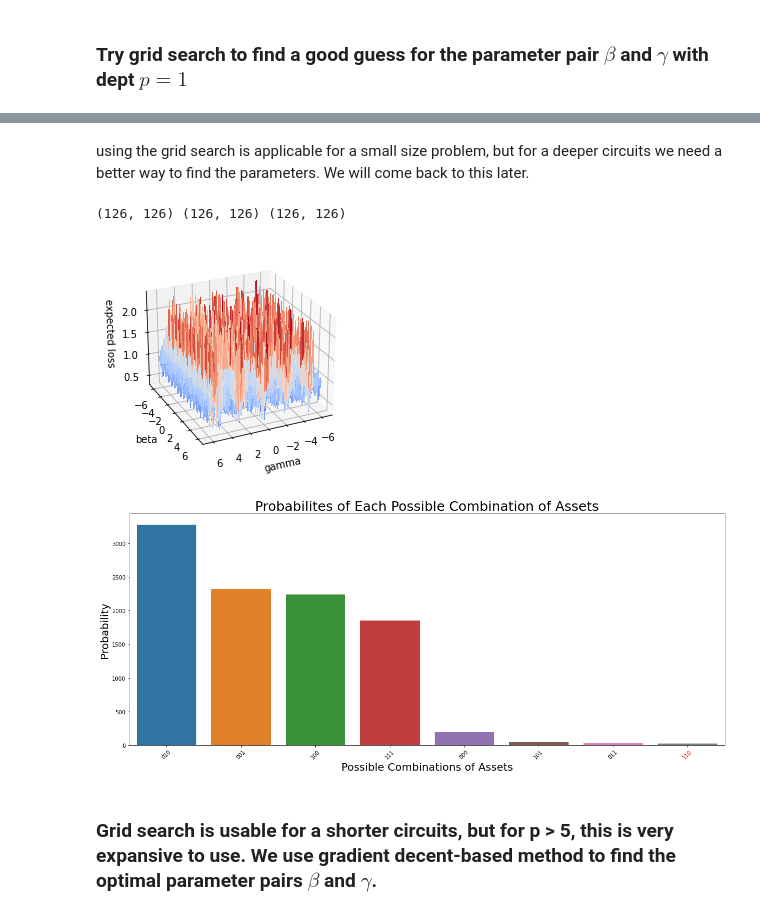
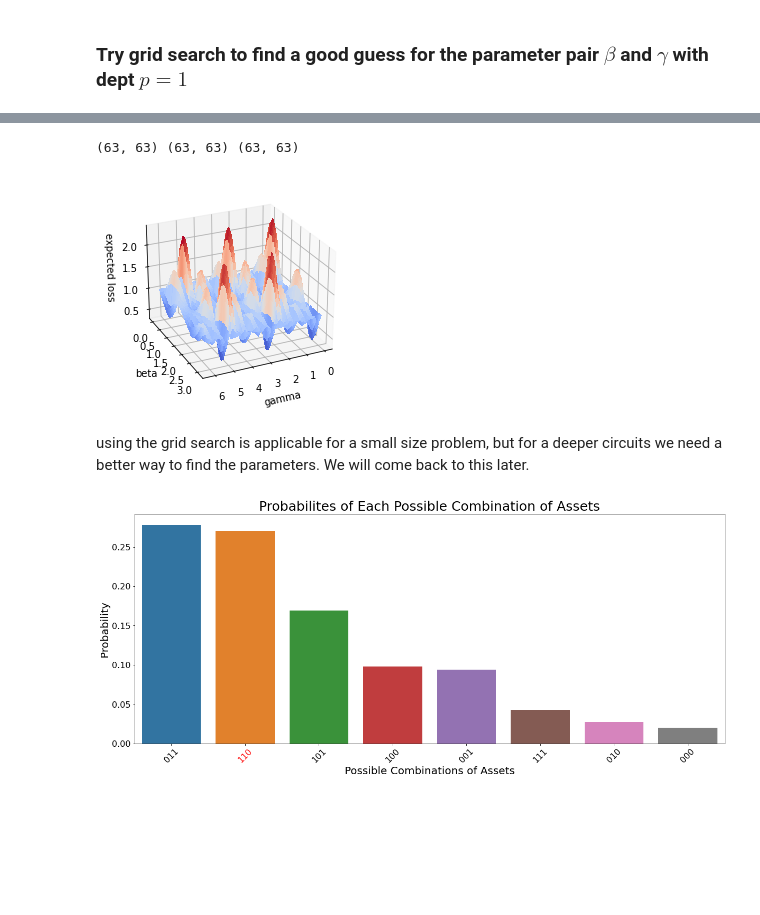
Before and after one commit to jimphon88/quantum-computing, a Jupyter notebook: mean variance optimization qaoa.ipynb, the cells around one changed output, grey strips where cells are left out. Saved outputs shown, nothing was run; the diff lists cells and outputs as text; code cells hidden in the pictures; blank space fills up the shorter version.

```diff
--- a/mean variance optimization qaoa.ipynb
+++ b/mean variance optimization qaoa.ipynb
@@ -341,5 +341,5 @@ scale up so the weights are close to an integer
 # %%
-scalar = 10
+scalar = 5
 J *= scalar
 h *= scalar
 C *= scalar
@@ -405,15 +395,15 @@ def get_expected_obj_val(counts):
 # %% [markdown]
 ### Try grid search to find a good guess for the parameter pair $\beta$ and $\gamma$ with dept $p=1$
 # %%
-iter_list = np.arange(-np.pi, np.pi, 1/20)
+iter_list = np.arange(0, np.pi, 1/20)
 loss_dim = len(iter_list)
-expected_loss = np.zeros((loss_dim,loss_dim))
+expectation = np.zeros((loss_dim,loss_dim))
 depth = 1
-shots = 10000
+shots = 5000
 for _b, beta in enumerate(iter_list):
     for _g, gamma in enumerate(iter_list):
         start = 0
-        beta  *= 2
+        # beta  *= 2
         gamma *= 2
         beta_list = [beta] * depth
         gamma_list = [gamma] * depth
@@ -422,7 +412,7 @@ for _b, beta in enumerate(iter_list):
         job     = execute(qaoa_qc, backend, shots = shots)
         result  = job.result()
         counts  = result.get_counts()
-        expected_loss[_b][_g] = get_expected_obj_val(counts)
+        expectation[_b][_g] = get_expectation(counts)
 # %%
 report = {}
 for count in counts:
@@ -468,24 +471,24 @@ plt.show()
-# %% [markdown]
-using the grid search is applicable for a small size problem, but for a deeper circuits we need a better way to find the parameters. We will come back to this later.
 # %%
 X = 2*iter_list
-Y = 2*iter_list
+Y = iter_list
 X,Y = np.meshgrid(X,Y)
-print(X.shape, Y.shape, expected_loss.shape)
+print(X.shape, Y.shape, expectation.shape)
 # %% [output]
-(126, 126) (126, 126) (126, 126)
+(63, 63) (63, 63) (63, 63)
 # %%
 fit=plt.figure()
 ax =plt.axes(projection='3d')
-ax.plot_surface(X, Y, (expected_loss), rstride=1, cstride=1,
+ax.plot_surface(X, Y, (expectation), rstride=1, cstride=1,
                 cmap=cm.coolwarm, linewidth=0, antialiased=False)
 ax.set_xlabel('gamma')
 ax.set_ylabel('beta')
 ax.set_zlabel('expected loss')
 ax.view_init(25, 65)
 # ax.set_zlim([np.min(expected_loss)*1.5, np.max(expected_loss)])
 
 plt.show()
 # %% [output]
-[figure, old version]
+[figure, new version]
+# %% [markdown]
+using the grid search is applicable for a small size problem, but for a deeper circuits we need a better way to find the parameters. We will come back to this later.
 # %%
@@ -503,17 +506,19 @@ counts  ={k: v for k, v in sorted(counts.items(),
                                 reverse=True)}
 # %%
 fig, ax = plt.subplots(figsize=(20, 8))
-optimized_value = sns.barplot(x=list(counts.keys()), y=list(counts.values()))
+state = list(counts.keys())
+freq  = list(counts.values())
+freq  = [f/shots for f in freq]
+optimized_value = sns.barplot(x=state, y=freq)
 for _,item in enumerate(optimized_value.get_xticklabels()):
     item.set_rotation(45)
     if item.get_text() == ''.join(str(s) for s in gurobi):
         ax.get_xticklabels()[_].set_color("red")
 ax.set_title("Probabilites of Each Possible Combination of Assets", fontsize=25) # Probability of Max Return at given risk level
 ax.set_xlabel('Possible Combinations of Assets',fontsize =20)
-ax.get_xticklabels()
+ax.tick_params(axis='x',labelsize=16)
+ax.tick_params(axis='y',labelsize=16)
 ax.set_ylabel('Probability',fontsize = 20)
 plt.show()
 # %% [output]
-[figure, old version]
+[figure, new version]
-# %% [markdown]
-### Grid search is usable for a shorter circuits, but for p > 5, this is very expansive to use. We use gradient decent-based method to find the optimal parameter pairs $\beta$ and $\gamma$.
```
Also changed, not shown: parts of 19 cells of this notebook.
